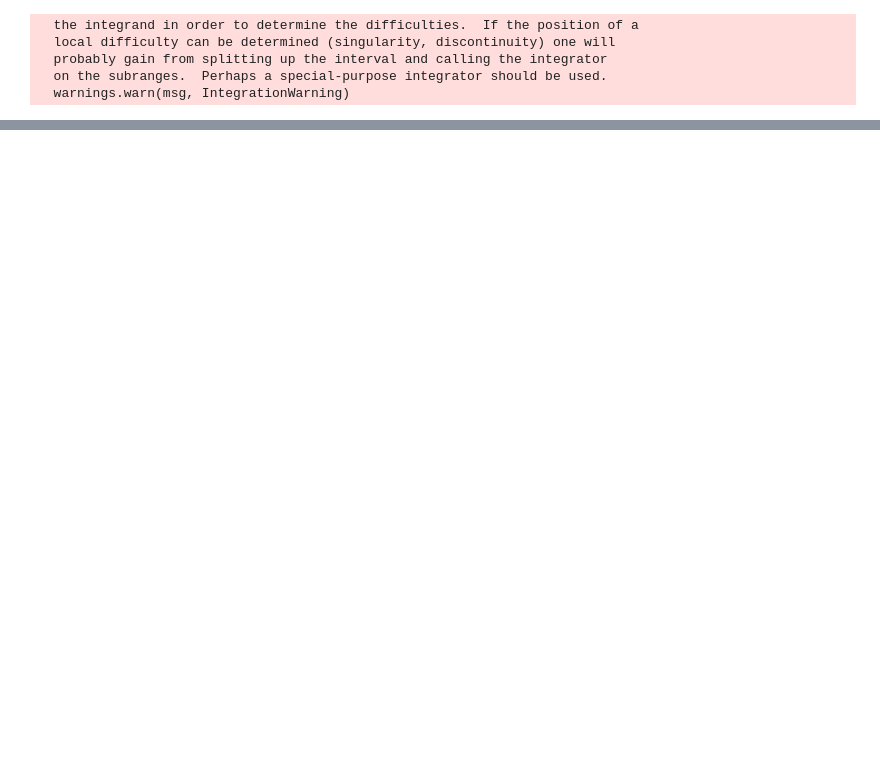
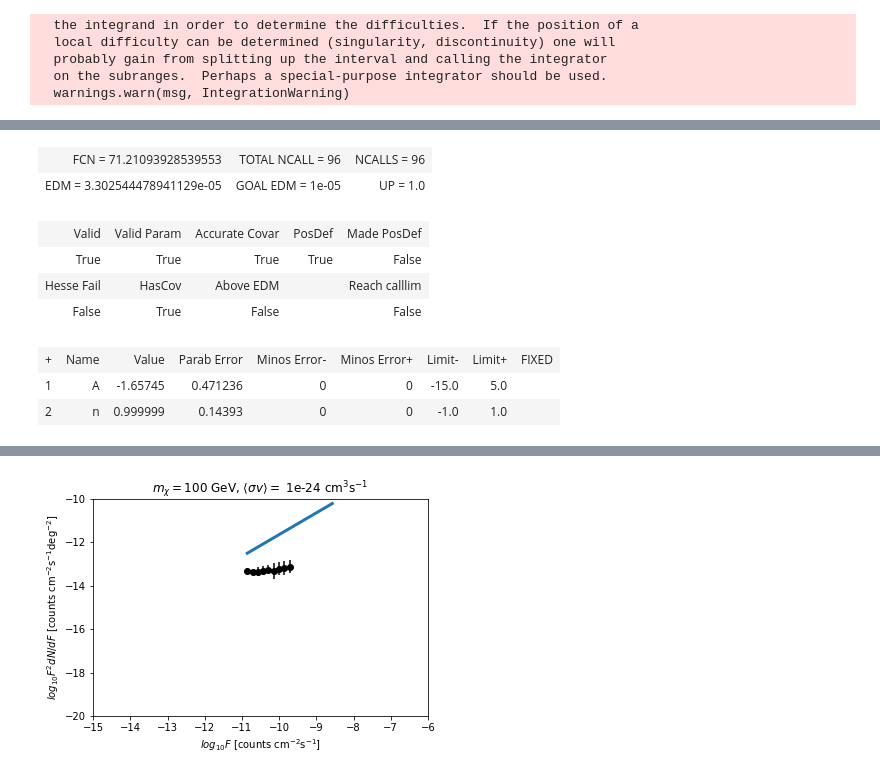
Before and after one commit to jeansom/Subhalos, a Jupyter notebook: SubhaloWAstropy.ipynb, the cells around one changed output, grey strips where cells are left out. Cells and saved outputs as stored; diff of their text form; code cells hidden in the pictures; blank space fills up the shorter version.

```diff
--- a/SubhaloWAstropy.ipynb
+++ b/SubhaloWAstropy.ipynb
@@ -186,0 +204,19 @@ plt.close()
+# %%
+def simple_fit(F, A, n):
+    return n*(F) + A
+def loglike(x, y, f, *args):
+    y = np.array(y)
+    x = np.array(x)
+    return -0.5*sum((np.logical_and(np.log10(min_flux) < np.array(x), np.array(x) < -9.5).astype(np.float64)*(y-f(x, *args))**2 for x, y in zip(x, y)))
+minuit = Minuit(lambda A, n: -loglike(myLog(F), myLog(F**2*dN_0/dF), simple_fit, A, n), A=-7.5, limit_A=(-15,5), error_A=1, n=0.6, limit_n=(-1.,1.), error_n=1e-3, print_level=1);
+minuit.migrad();
+plt.errorbar(myLog(F), myLog(F**2 * dN_0/dF), yerr = 1/np.log(10) * err/(F**2 * dN/dF), fmt='o', c="black", zorder=0)
+plt.plot(myLog(F)[myLog(F)<-8.5], simple_fit(myLog(F)[myLog(F)<-8.5], minuit.values["A"], minuit.values["n"]), zorder=5, linewidth=3)
+plt.ylim(-20, -10)
+plt.xlim(-15, -6)
+plt.title("$m_{\chi} = 100$ GeV, $\\langle \sigma v \\rangle =$ "+str(xsec)+" cm$^3$s$^{-1}$")
+plt.ylabel("$log_{10} F^2dN/dF$ [counts cm$^{-2}$s$^{-1}$deg$^{-2}$]")
+plt.xlabel("$log_{10} F$ [counts cm$^{-2}$s$^{-1}$]")
+plt.show()
+plt.close()
+# %% [output]
@@ -186,0 +224,9 @@ plt.close()
+| FCN = 71.21093928539553 | TOTAL NCALL = 96 | NCALLS = 96 |
+| EDM = 3.302544478941129e-05 | GOAL EDM = 1e-05 | UP = 1.0 |
+| Valid | Valid Param | Accurate Covar | PosDef | Made PosDef |
+| True | True | True | True | False |
+| Hesse Fail | HasCov | Above EDM |  | Reach calllim |
+| False | True | False |  | False |
+| + | Name | Value | Parab Error | Minos Error- | Minos Error+ | Limit- | Limit+ | FIXED |
+| 1 | A | -1.65745 | 0.471236 | 0 | 0 | -15.0 | 5.0 |  |
+| 2 | n | 0.999999 | 0.14393 | 0 | 0 | -1.0 | 1.0 |  |
@@ -186,0 +234 @@ plt.close()
+[figure, added]
```
Also changed, not shown: parts of 12 cells of this notebook, 1 other file.
